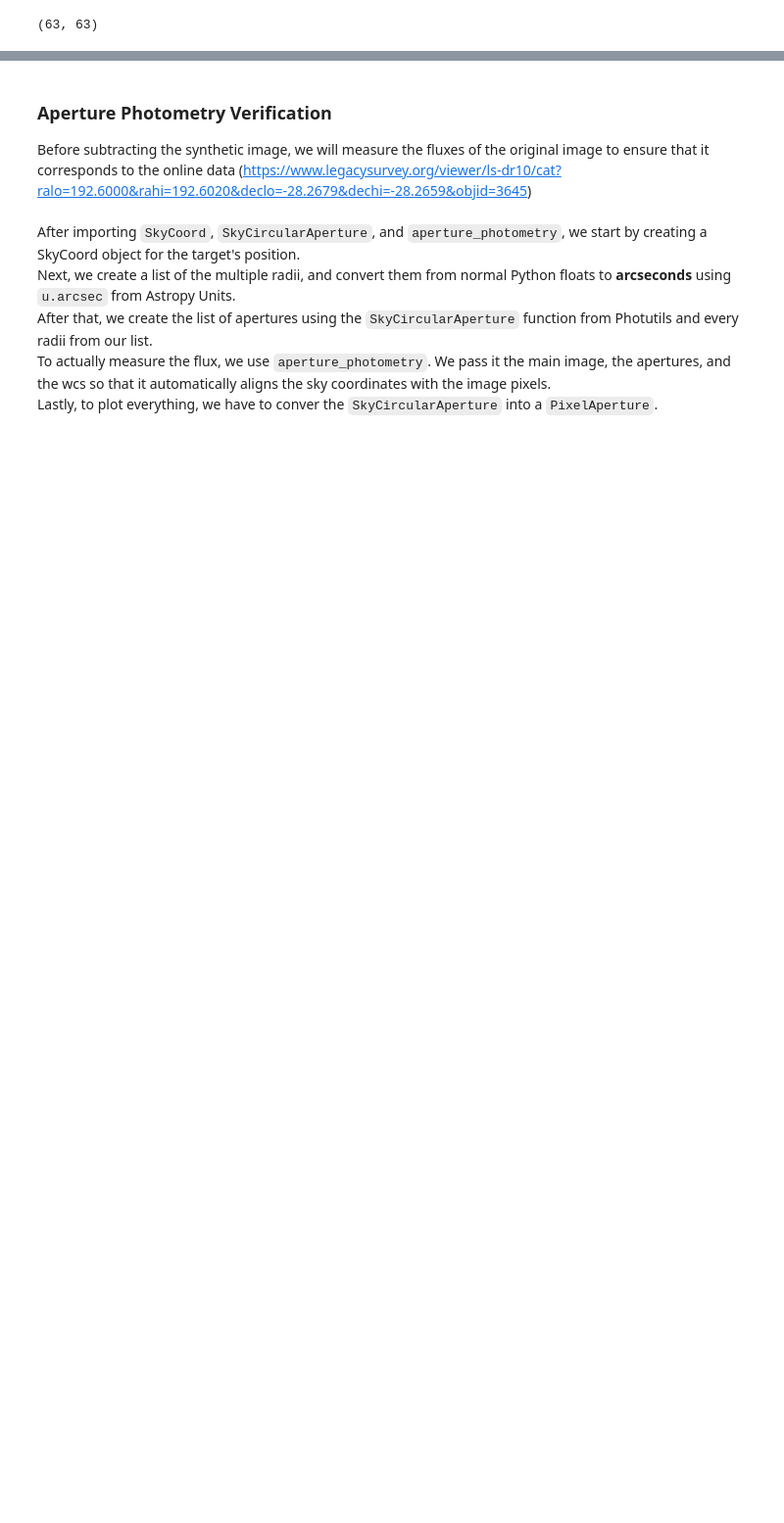
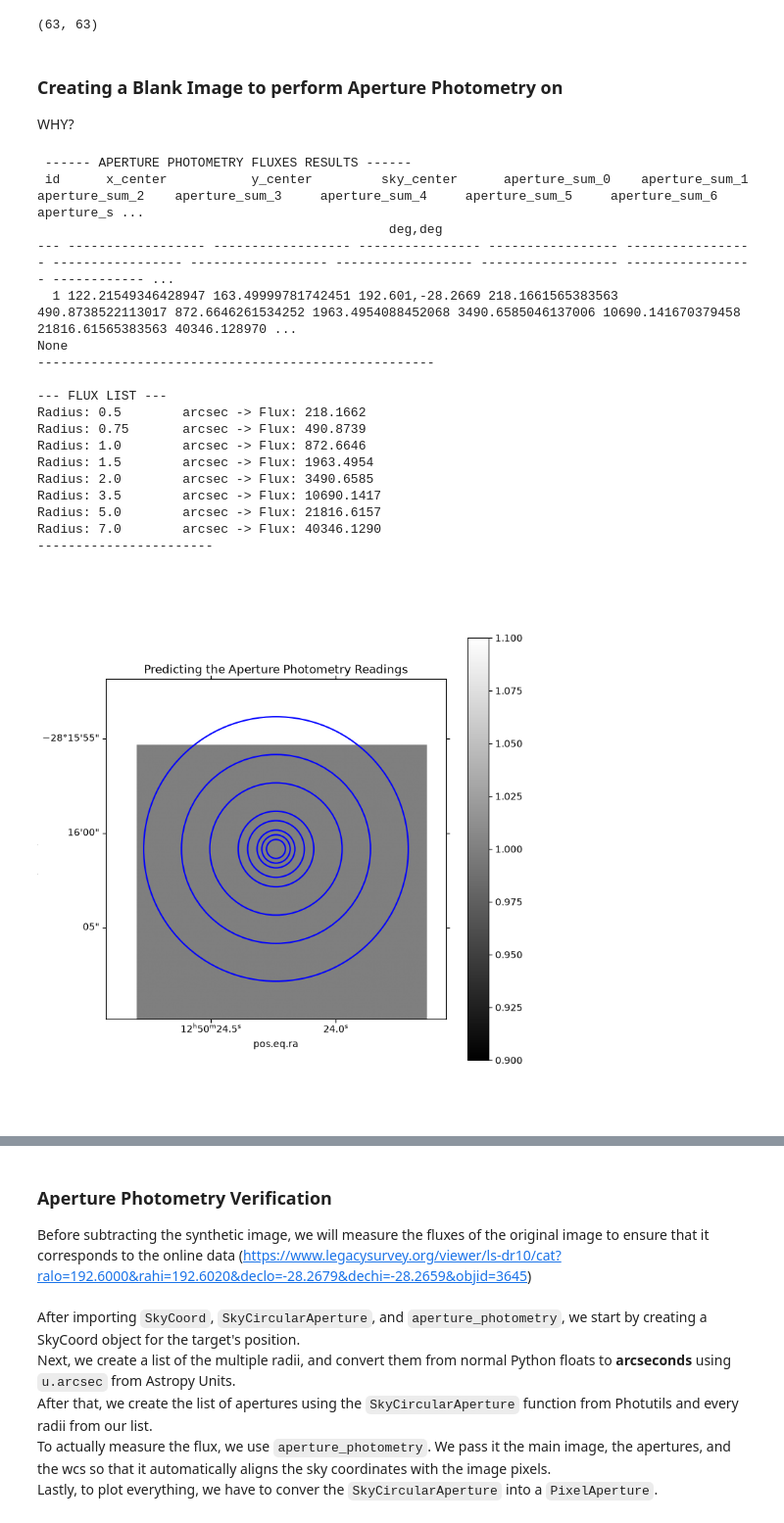
Before and after one commit to valerio-d/MPE_Internship, a Jupyter notebook: Project.ipynb, the cells around one changed output, grey strips where cells are left out. Shown at 98% size. Drawn from its saved outputs; the diff is of its cells as text; code cells hidden in the pictures; blank space fills up the shorter version.

```diff
--- a/Project.ipynb
+++ b/Project.ipynb
@@ -459,3 +459,79 @@ print(psf_data.shape)
 75 183 0.11704256
 [figure]
 (63, 63)
+# %% [markdown]
+### Creating a Blank Image to perform Aperture Photometry on
+WHY?
+# %%
+
+fake_image = np.ones([256, 256]) #create a blank 256 x 256 grid where every pixels = 1
+
+fake_object_position = SkyCoord(ra=main_object_ra, dec=main_object_dec, unit='deg')
+
+apflux_radii = [0.5, 0.75, 1.0, 1.5, 2.0, 3.5, 5.0, 7.0] * u.arcsec
+
+original_apertures = [SkyCircularAperture(fake_object_position, r) for r in apflux_radii]
+#for apflux in original_apertures:
+ #   print(apflux)
+
+photometry_table = aperture_photometry(fake_image, original_apertures, wcs=wcs) #this is whats doing the actual measuring of fluxes
+print("\n ------ APERTURE PHOTOMETRY FLUXES RESULTS ------")
+print(photometry_table.pprint_all())
+print("----------------------------------------------------\n")
+
+print("--- FLUX LIST ---")
+for i, radius in enumerate(apflux_radii): #outputting the results in a much cleaner way #enumerate allow to loop throguh a list and have access to both the index and the element
+    flux_val = photometry_table[f'aperture_sum_{i}'][0]
+    print(f"Radius: {radius:<10} -> Flux: {flux_val:.4f}") #rounded to .4 decimal places
+print("-----------------------\n")
+
+
+fig = plt.figure(figsize=(8,8))
+ax = fig.add_subplot(1, 1, 1, projection=wcs) #setting the plot with the correct celestial alignment
+ax.imshow(fake_image, cmap = 'Greys', norm = LogNorm(), origin = 'lower') #showing the main image
+
+#convert the sky circles to pixel circles and draw them
+for sky_aperture in original_apertures:
+    pixel_aperture = sky_aperture.to_pixel(wcs)
+    pixel_aperture.plot(ax=ax, color='blue', lw=1.5)
+
+pixel_position = fake_object_position.to_pixel(wcs)
+ax.set_xlim(pixel_position[0] - 150, pixel_position[0] + 150) #zooming in slightly
+ax.set_ylim(pixel_position[1] - 150, pixel_position[1] + 150)
+plt.imshow(fake_image, cmap='gray', vmin=1.0)
+plt.colorbar()
+plt.title("Predicting the Aperture Photometry Readings")
+plt.show()
+
+pixel_scale = 0.262 * u.arcsec / u.pixel
+radius_arcsec = 5.0 * u.arcsec
+radius_pixels = (radius_arcsec / pixel_scale).to(u.pixel)
+print(radius_pixels)
+
+legacy_survey_fluxes = 	[17.372171, 28.60354, 36.098404, 42.93233, 45.382687, 47.59889, 48.706802, 70.74424 ]
+for i, radius in enumerate(apflux_radii): #outputting the results in a much cleaner way #enumerate allow to loop throguh a list and have access to both the index and the element
+    flux_val = photometry_table[f'aperture_sum_{i}'][0]
+    area = np.pi * (radius/0.262)**2
+    print(f"Radius: {radius:<10} -> Flux: {flux_val:.4f} -> ", flux_val / area) #rounded to .4 decimal places
+
+print("-----------------------\n")
+# %% [output]
+ ------ APERTURE PHOTOMETRY FLUXES RESULTS ------
+ id      x_center           y_center         sky_center      aperture_sum_0    aperture_sum_1    aperture_sum_2    aperture_sum_3     aperture_sum_4     aperture_sum_5     aperture_sum_6    aperture_s ...
+                                              deg,deg
+--- ------------------ ------------------ ---------------- ----------------- ----------------- ----------------- ------------------ ------------------ ------------------ ----------------- ------------ ...
+  1 122.21549346428947 163.49999781742451 192.601,-28.2669 218.1661565383563 490.8738522113017 872.6646261534252 1963.4954088452068 3490.6585046137006 10690.141670379458 21816.61565383563 40346.128970 ...
+None
+----------------------------------------------------
+
+--- FLUX LIST ---
+Radius: 0.5        arcsec -> Flux: 218.1662
+Radius: 0.75       arcsec -> Flux: 490.8739
+Radius: 1.0        arcsec -> Flux: 872.6646
+Radius: 1.5        arcsec -> Flux: 1963.4954
+Radius: 2.0        arcsec -> Flux: 3490.6585
+Radius: 3.5        arcsec -> Flux: 10690.1417
+Radius: 5.0        arcsec -> Flux: 21816.6157
+Radius: 7.0        arcsec -> Flux: 40346.1290
+-----------------------
+[figure, added]
```
Also changed, not shown: parts of 4 cells of this notebook.
